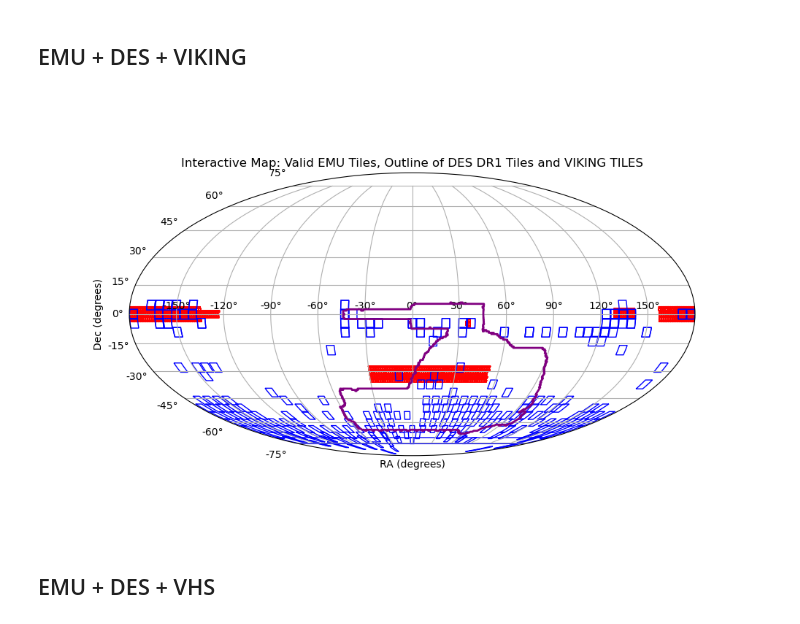
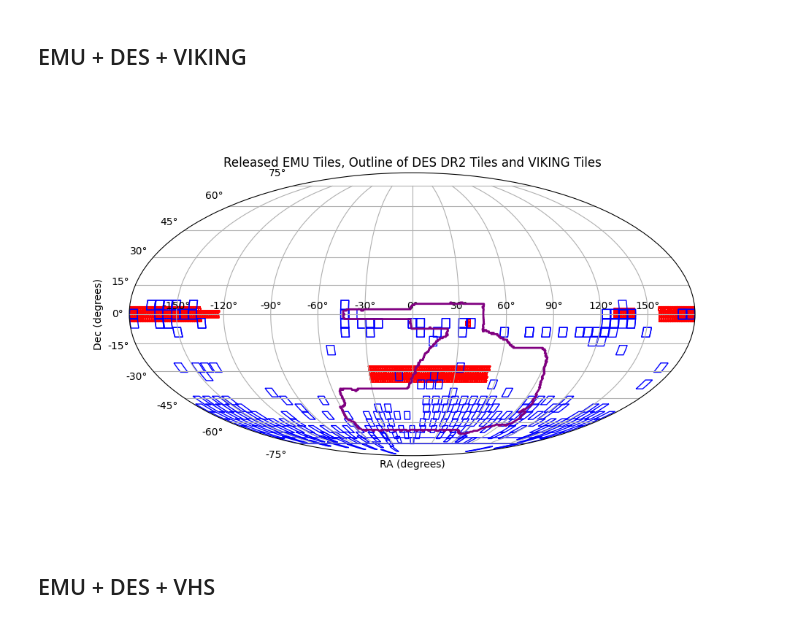
Before and after one commit to theWebTardigrade/fundamental-properties-of-EMU-radio-sources, a Jupyter notebook: code/2_Analyse_Survey_Footprints.ipynb, the cells around one changed output. Drawn from its saved outputs; the diff is of its cells as text; code cells hidden in the pictures.

```diff
--- a/code/2_Analyse_Survey_Footprints.ipynb
+++ b/code/2_Analyse_Survey_Footprints.ipynb
@@ -116,7 +114,7 @@ def plot_tiles(tile_file_path, survey_name, tile_color='blue'):
 # %%
 # Load the HTML file
 
-filename = '/data/mfonseca/survey_data/EMU_data/EMU_tiles_full.html'
+filename = '/home/polaris/Lab_Astro/data/survey_data/EMU_data/EMU_tiles_full.html'
 with open(filename, 'r', encoding='utf-8') as file:
     html_content = file.read()
 
@@ -262,7 +260,7 @@ plt.show()
 # %% [markdown]
 ## DES DR1 tiles
 # %%
-des_tiles_path = '/data/mfonseca/survey_data/DES_data/des_dr1.tile_info.fits'
+des_tiles_path = '/home/polaris/Lab_Astro/data/survey_data/DES_data/des_dr1.tile_info.fits'
 
 # Create a data frame for the DES tiles (makes it more acessible)
 with fits.open(des_tiles_path) as hdul:
@@ -330,8 +328,8 @@ plt.show()
 # %% [markdown]
 ## VIKING DR4 tiles
 # %%
-viking_tiles_path_1 = '/data/mfonseca/survey_data/VIKING_data/viking_dr4_tileset.fits'
-viking_tiles_path_2 = '/data/mfonseca/survey_data/VIKING_data/viking_dr4_tileset_2.fits'
+viking_tiles_path_1 = '/home/polaris/Lab_Astro/data/survey_data/VIKING_data/viking_dr4_tileset.fits'
+viking_tiles_path_2 = '/home/polaris/Lab_Astro/data/survey_data/VIKING_data/viking_dr4_tileset_2.fits'
 # %%
 # Before running check if the file already has the corners columns
 corners_column_creator(viking_tiles_path_2, 1.5, 1.0)
@@ -416,35 +414,35 @@ hover_annotation.set_visible(False)
 
 def on_move(event):
     if not event.inaxes:
         hover_annotation.set_visible(False)
         fig.canvas.draw_idle()
         return
 
     mouse = (event.xdata, event.ydata)
 
     for tile, name in zip(emu_tile_patches, emu_tile_names):
         tile_path = path.Path(tile.get_xy())
         if tile_path.contains_point(mouse):
             hover_annotation.xy = mouse
             hover_annotation.set_text(name)
             hover_annotation.set_visible(True)
             fig.canvas.draw_idle()
             return
 
     hover_annotation.set_visible(False)
     fig.canvas.draw_idle()
 
 # Connect mouse movement to handler
 fig.canvas.mpl_connect("motion_notify_event", on_move)
 
 ax.set_xlabel('RA (degrees)')
 ax.set_ylabel('Dec (degrees)')
-ax.set_title('Interactive Map: Valid EMU Tiles, Outline of DES DR1 Tiles and VIKING TILES')
+ax.set_title('Released EMU Tiles, Outline of DES DR2 Tiles and VIKING Tiles')
 ax.grid(True)
 
 plt.show()
 # %% [output]
-[figure, old version]
+[figure, new version]
 # %% [markdown]
 ## EMU + DES + VHS
 # %%
```
Also changed, not shown: parts of 5 cells of this notebook, 2 other files.
